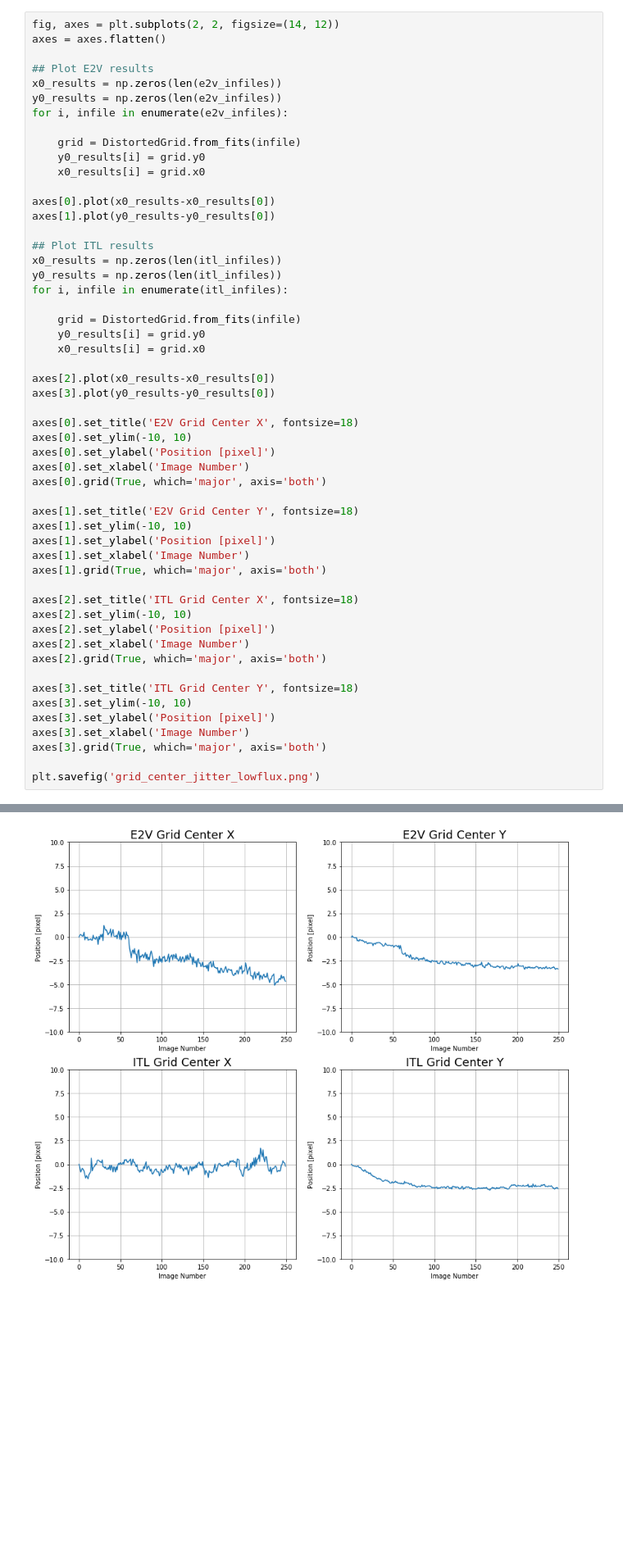
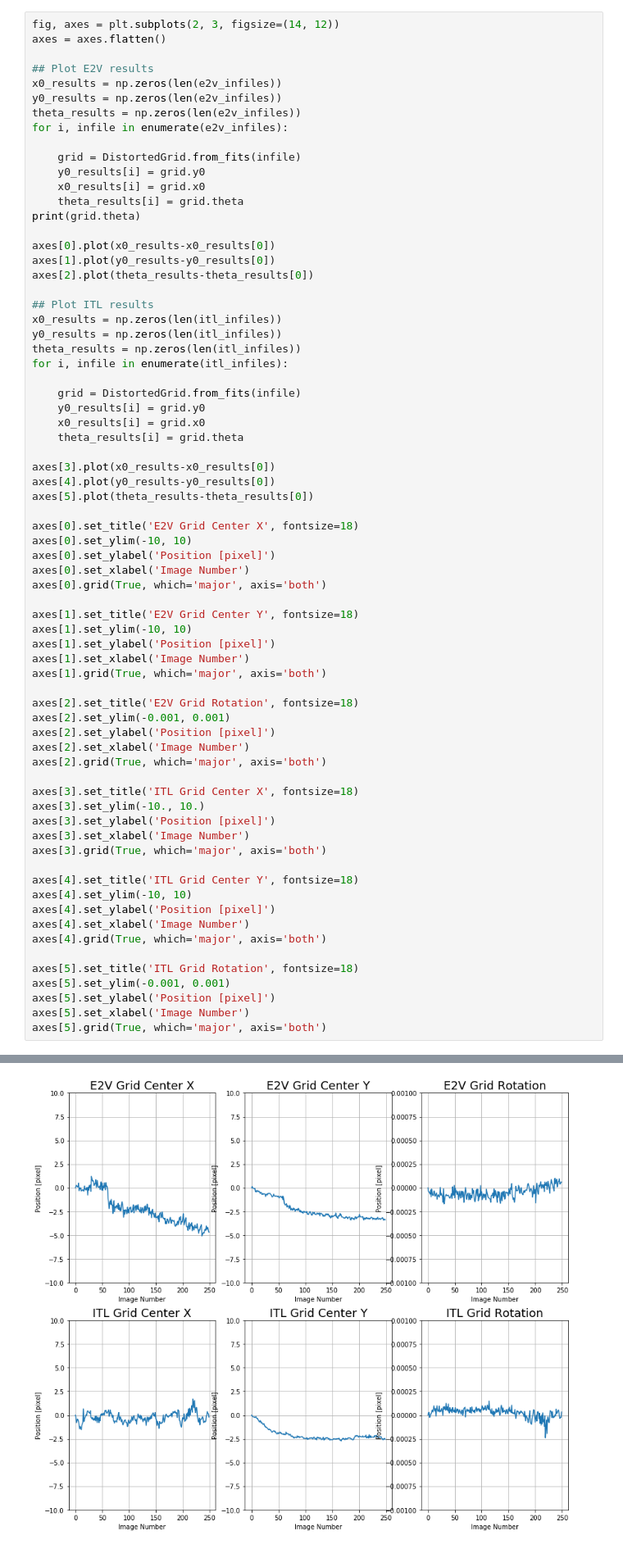
Before and after one commit to Snyder005/mixcoatl, a Jupyter notebook: notebooks/GridJitterErrors.ipynb, the cells around one changed output, grey strips where cells are left out. Shown at 82% size. Saved outputs shown, nothing was run; the diff lists cells and outputs as text; blank space fills up the shorter version.

```diff
--- a/notebooks/GridJitterErrors.ipynb
+++ b/notebooks/GridJitterErrors.ipynb
@@ -78,32 +98,39 @@ print(itl_infiles[0])
 /nfs/slac/g/ki/ki19/lsst/snyder18/LSST/Data/BOT/6863D_bf/grid_results/MC_C_20191030_000055_R22_S11_1.0s_0.0x_0.0y_distorted_grid.fits
 /nfs/slac/g/ki/ki19/lsst/snyder18/LSST/Data/BOT/6867D_bf/grid_results/MC_C_20191031_001616_R02_S02_1.0s_-296.5x_41.7y_distorted_grid.fits
 # %%
-fig, axes = plt.subplots(2, 2, figsize=(14, 12))
+fig, axes = plt.subplots(2, 3, figsize=(14, 12))
 axes = axes.flatten()
 
 ## Plot E2V results
 x0_results = np.zeros(len(e2v_infiles))
 y0_results = np.zeros(len(e2v_infiles))
+theta_results = np.zeros(len(e2v_infiles))
 for i, infile in enumerate(e2v_infiles):
 
     grid = DistortedGrid.from_fits(infile)
     y0_results[i] = grid.y0
     x0_results[i] = grid.x0
+    theta_results[i] = grid.theta
+print(grid.theta)
 
 axes[0].plot(x0_results-x0_results[0])
 axes[1].plot(y0_results-y0_results[0])
+axes[2].plot(theta_results-theta_results[0])
 
 ## Plot ITL results
 x0_results = np.zeros(len(itl_infiles))
 y0_results = np.zeros(len(itl_infiles))
+theta_results = np.zeros(len(itl_infiles))
 for i, infile in enumerate(itl_infiles):
 
     grid = DistortedGrid.from_fits(infile)
     y0_results[i] = grid.y0
     x0_results[i] = grid.x0
+    theta_results[i] = grid.theta
 
-axes[2].plot(x0_results-x0_results[0])
-axes[3].plot(y0_results-y0_results[0])
+axes[3].plot(x0_results-x0_results[0])
+axes[4].plot(y0_results-y0_results[0])
+axes[5].plot(theta_results-theta_results[0])
 
 axes[0].set_title('E2V Grid Center X', fontsize=18)
 axes[0].set_ylim(-10, 10)
@@ -117,17 +144,27 @@ axes[1].set_ylabel('Position [pixel]')
 axes[1].set_xlabel('Image Number')
 axes[1].grid(True, which='major', axis='both')
 
-axes[2].set_title('ITL Grid Center X', fontsize=18)
-axes[2].set_ylim(-10, 10)
+axes[2].set_title('E2V Grid Rotation', fontsize=18)
+axes[2].set_ylim(-0.001, 0.001)
 axes[2].set_ylabel('Position [pixel]')
 axes[2].set_xlabel('Image Number')
 axes[2].grid(True, which='major', axis='both')
 
-axes[3].set_title('ITL Grid Center Y', fontsize=18)
-axes[3].set_ylim(-10, 10)
+axes[3].set_title('ITL Grid Center X', fontsize=18)
+axes[3].set_ylim(-10., 10.)
 axes[3].set_ylabel('Position [pixel]')
 axes[3].set_xlabel('Image Number')
 axes[3].grid(True, which='major', axis='both')
 
-plt.savefig('grid_center_jitter_lowflux.png')
+axes[4].set_title('ITL Grid Center Y', fontsize=18)
+axes[4].set_ylim(-10, 10)
+axes[4].set_ylabel('Position [pixel]')
+axes[4].set_xlabel('Image Number')
+axes[4].grid(True, which='major', axis='both')
+
+axes[5].set_title('ITL Grid Rotation', fontsize=18)
+axes[5].set_ylim(-0.001, 0.001)
+axes[5].set_ylabel('Position [pixel]')
+axes[5].set_xlabel('Image Number')
+axes[5].grid(True, which='major', axis='both')
 # %% [output]
@@ -134 +172 @@ plt.savefig('grid_center_jitter_lowflux.png')
-[figure, old version]
+[figure, new version]
```
Also changed, not shown: parts of 2 cells of this notebook, 3 other files.
